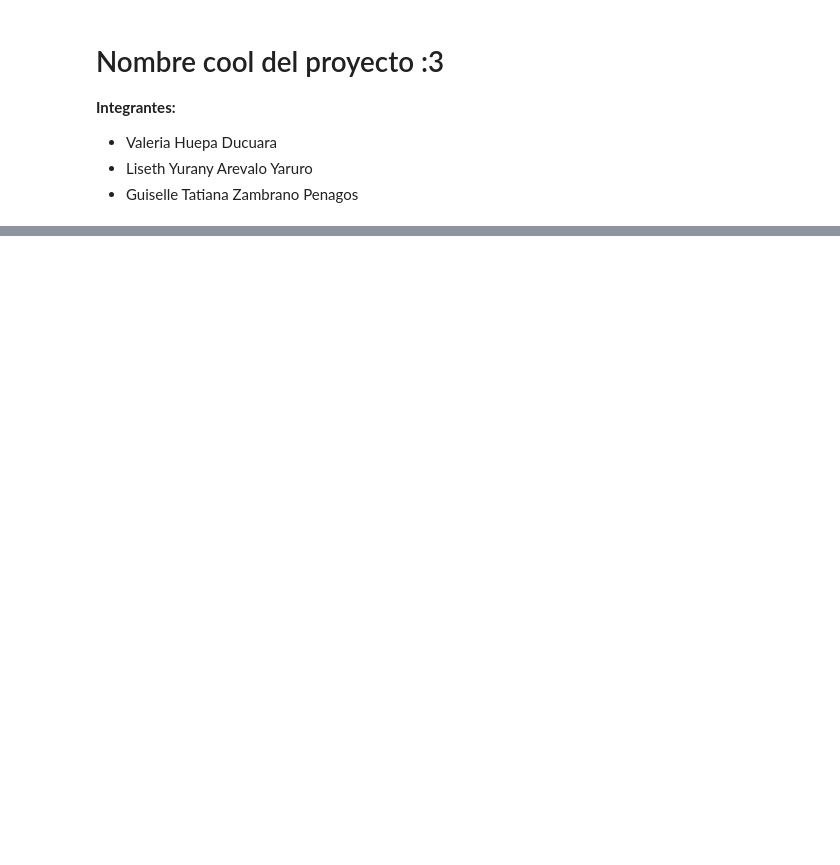
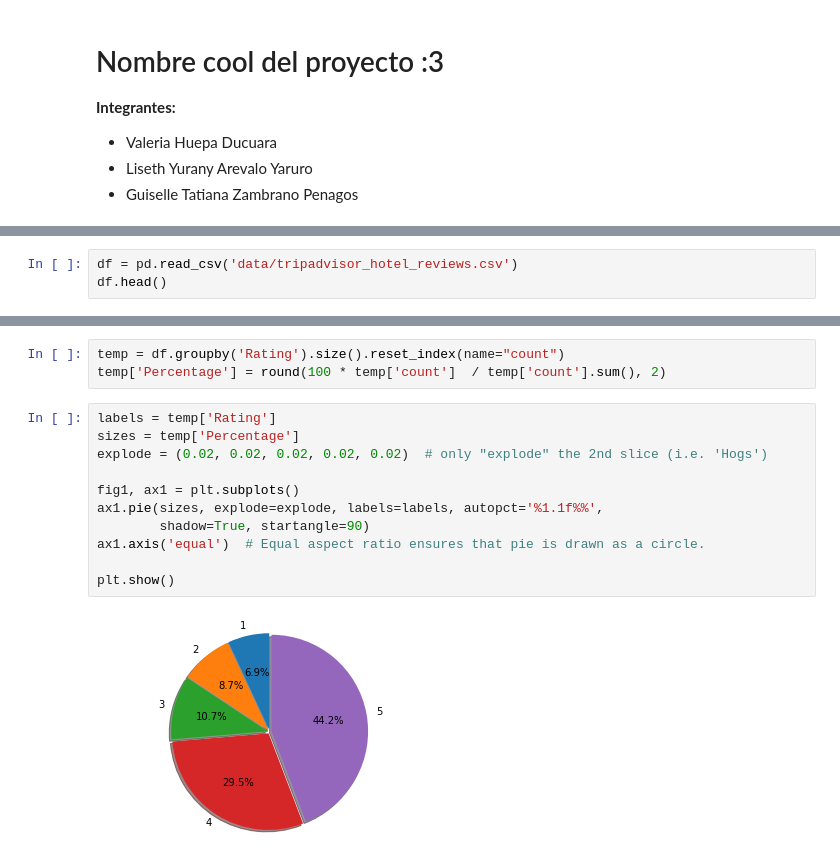
Before and after one commit to UN-things/IS-project, a Jupyter notebook: code.ipynb, the cells around one changed output, grey strips where cells are left out. Drawn from its saved outputs; the diff is of its cells as text; blank space fills up the shorter version.

```diff
--- a/code.ipynb
+++ b/code.ipynb
@@ -339,0 +39,3 @@ The is_first_col function was deprecated in Matplotlib 3.4 and will be removed t
+# %%
+df = pd.read_csv('data/tripadvisor_hotel_reviews.csv')
+df.head()
@@ -339,0 +49,16 @@ The is_first_col function was deprecated in Matplotlib 3.4 and will be removed t
+# %%
+temp = df.groupby('Rating').size().reset_index(name="count")
+temp['Percentage'] = round(100 * temp['count']  / temp['count'].sum(), 2)
+# %%
+labels = temp['Rating']
+sizes = temp['Percentage']
+explode = (0.02, 0.02, 0.02, 0.02, 0.02)  # only "explode" the 2nd slice (i.e. 'Hogs')
+
+fig1, ax1 = plt.subplots()
+ax1.pie(sizes, explode=explode, labels=labels, autopct='%1.1f%%',
+        shadow=True, startangle=90)
+ax1.axis('equal')  # Equal aspect ratio ensures that pie is drawn as a circle.
+
+plt.show()
+# %% [output]
+[figure, added]
```
Also changed, not shown: parts of 59 cells of this notebook, 7 other files.
